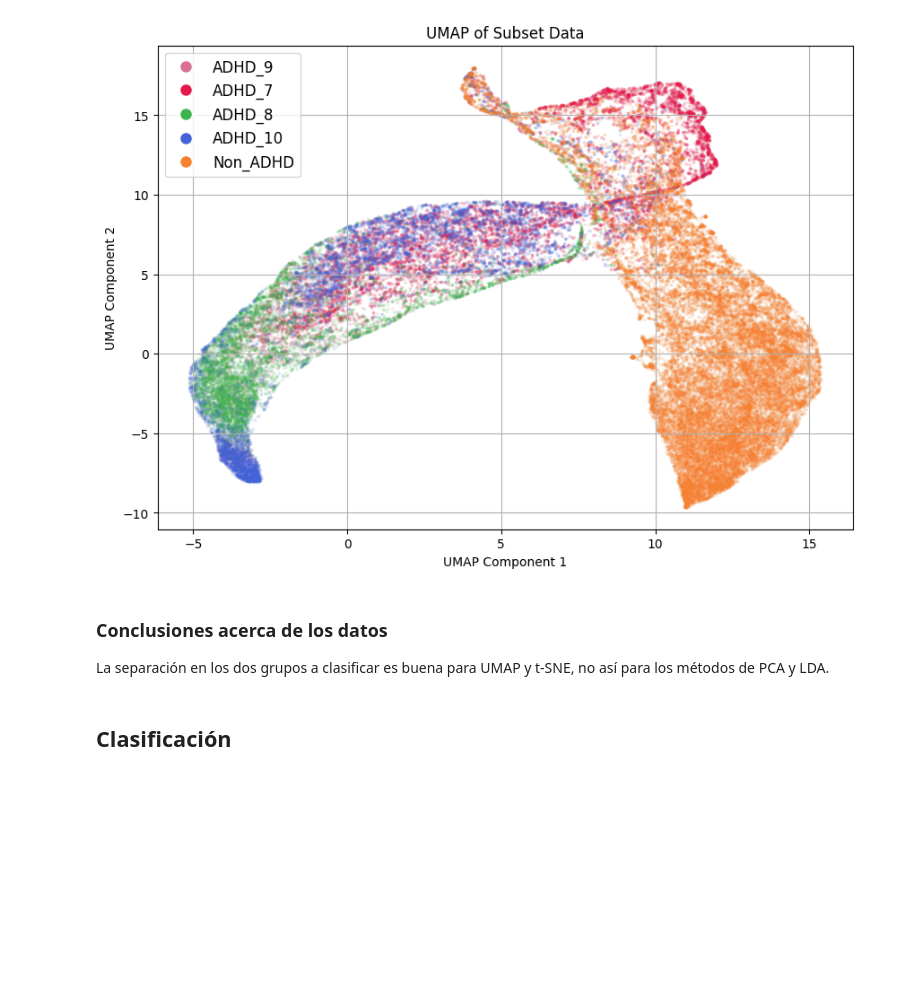
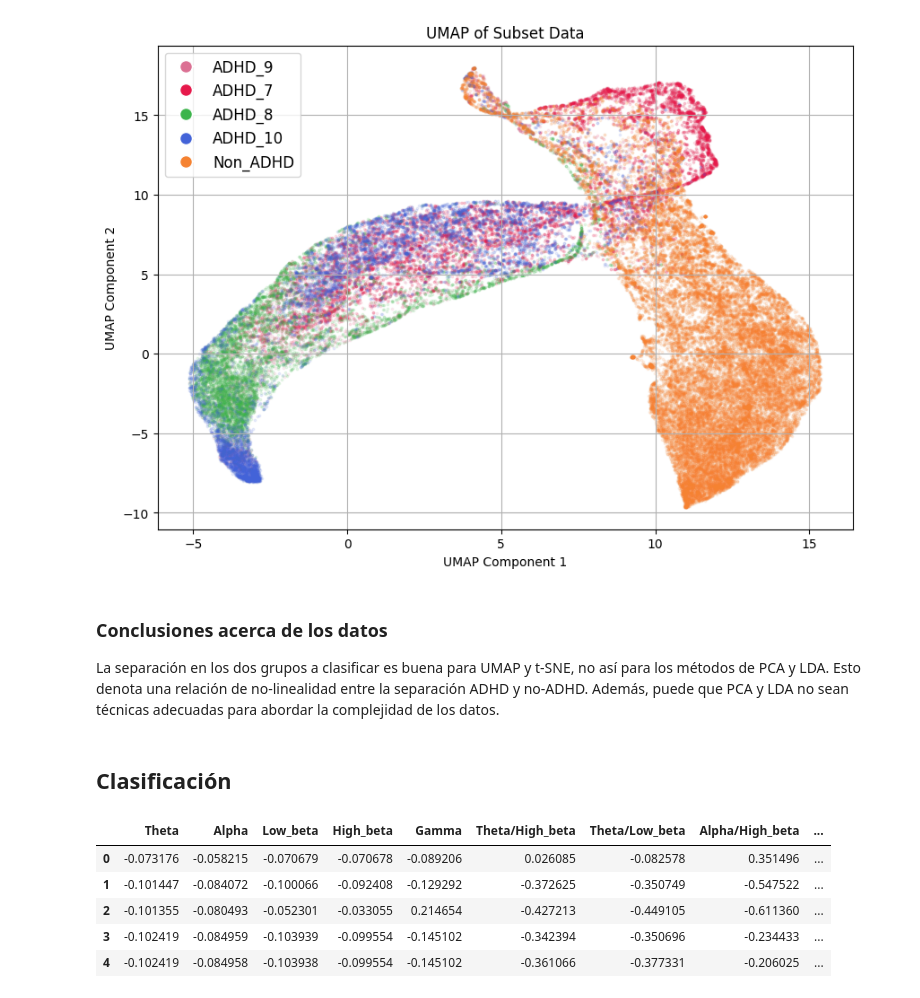
Before and after one commit to franitaa/ADHD-EEG-Game, a Jupyter notebook: ADHD_EEG_Game.ipynb, the cells around one changed output. Saved outputs shown, nothing was run; the diff lists cells and outputs as text; code cells hidden in the pictures; blank space fills up the shorter version.

```diff
--- a/ADHD_EEG_Game.ipynb
+++ b/ADHD_EEG_Game.ipynb
@@ -637,6 +620,15 @@ plt.show()
 # %% [markdown]
 ### Conclusiones acerca de los datos
 
-La separación en los dos grupos a clasificar es buena para UMAP y t-SNE, no así para los métodos de PCA y LDA.
+La separación en los dos grupos a clasificar es buena para UMAP y t-SNE, no así para los métodos de PCA y LDA. Esto denota una relación de no-linealidad entre la separación ADHD y no-ADHD. Además, puede que PCA y LDA no sean técnicas adecuadas para abordar la complejidad de los datos.
 # %% [markdown]
 ## Clasificación
+# %%
+ADHD_df.head()
+# %% [output]
+|  | Theta | Alpha | Low_beta | High_beta | Gamma | Theta/High_beta | Theta/Low_beta | Alpha/High_beta | ... |
+| 0 | -0.073176 | -0.058215 | -0.070679 | -0.070678 | -0.089206 | 0.026085 | -0.082578 | 0.351496 | ... |
+| 1 | -0.101447 | -0.084072 | -0.100066 | -0.092408 | -0.129292 | -0.372625 | -0.350749 | -0.547522 | ... |
+| 2 | -0.101355 | -0.080493 | -0.052301 | -0.033055 | 0.214654 | -0.427213 | -0.449105 | -0.611360 | ... |
+| 3 | -0.102419 | -0.084959 | -0.103939 | -0.099554 | -0.145102 | -0.342394 | -0.350696 | -0.234433 | ... |
+| 4 | -0.102419 | -0.084958 | -0.103938 | -0.099554 | -0.145102 | -0.361066 | -0.377331 | -0.206025 | ... |
```
Also changed, not shown: parts of 10 cells of this notebook.
